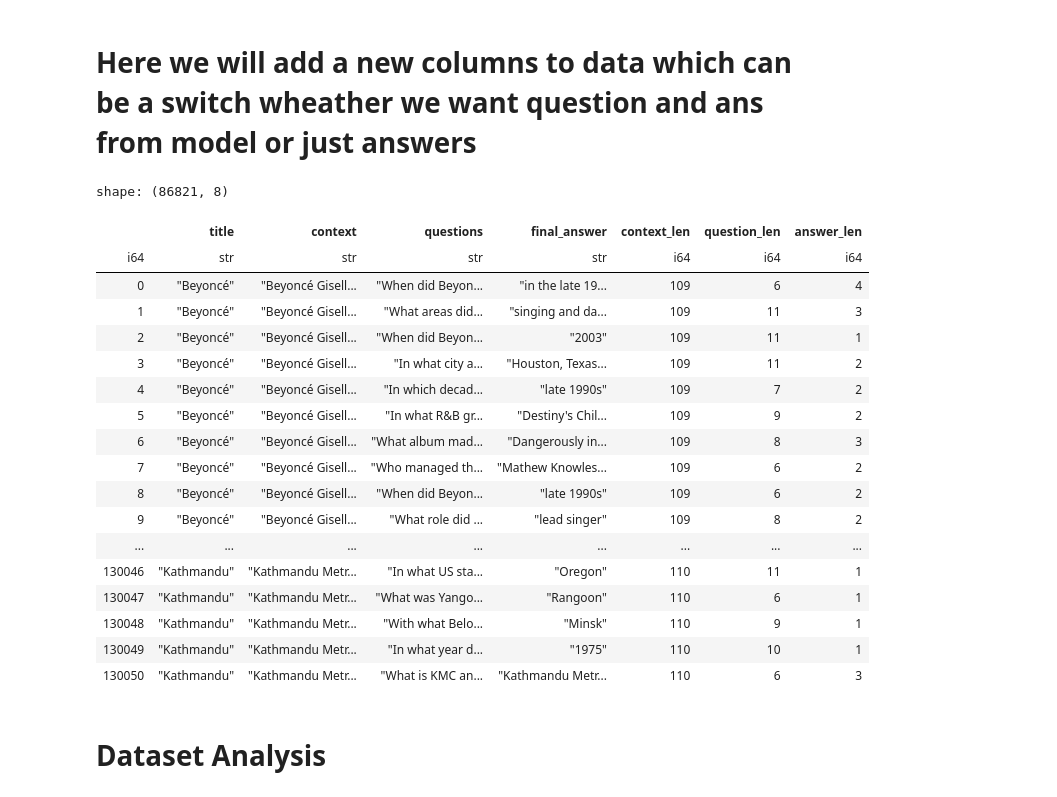
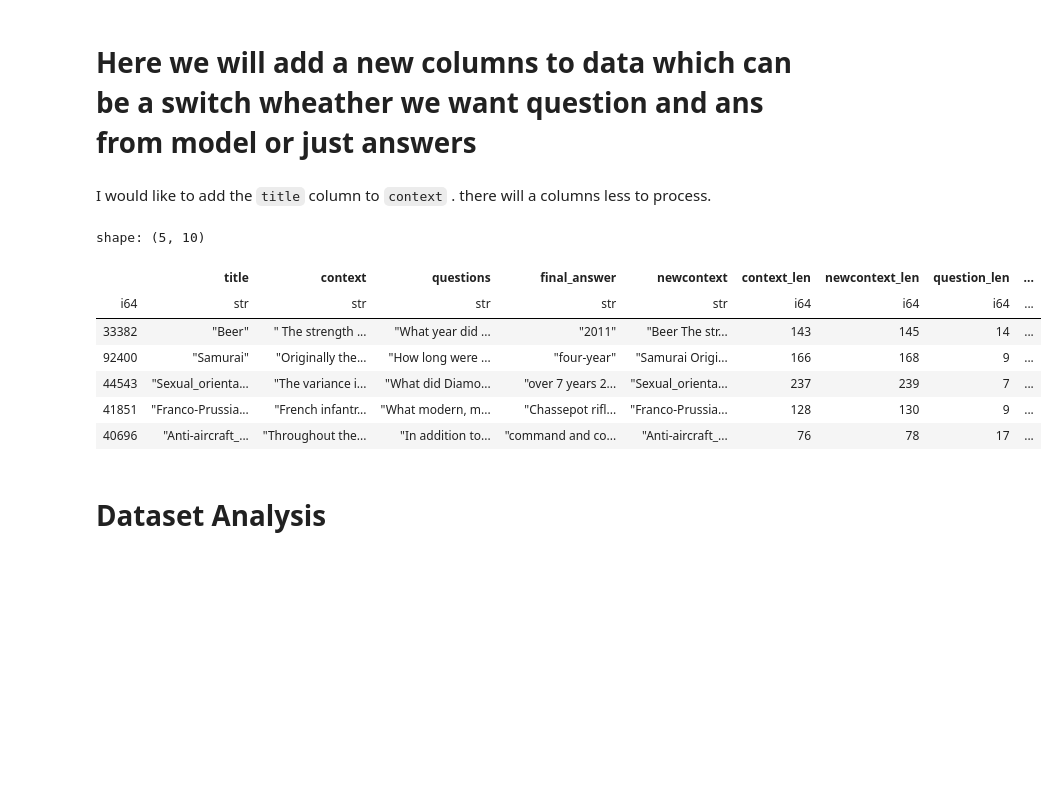
Before and after one commit to tikendraw/question-answer-generation, a Jupyter notebook: question_answers_genration.ipynb, the cells around one changed output. Cells and saved outputs as stored; diff of their text form; code cells hidden in the pictures; blank space fills up the shorter version.

```diff
--- a/question_answers_genration.ipynb
+++ b/question_answers_genration.ipynb
@@ -90,33 +113,29 @@ modes = {
     'find_answers':0,
     'geneate_questions': 1
     }
+# %% [markdown]
+I would like to add the `title` column to `context` . there will a columns less to process.
+# %%
+df = df.with_column(
+    (pl.col('title') + '  ' +pl.col('context')).alias('newcontext')
+)
 # %%
 df = df.with_columns([
     (pl.col("context").apply(lambda x: len(str(x).split(' '))).alias("context_len")),
+    (pl.col("newcontext").apply(lambda x: len(str(x).split(' '))).alias("newcontext_len")),
     (pl.col("questions").apply(lambda x: len(str(x).split(' '))).alias("question_len")),
     (pl.col("final_answer").apply(lambda x: len(str(x).split(' '))).alias("answer_len"))])
 # %%
-df
+df.sample(5)
 # %% [output]
-shape: (86821, 8)
+shape: (5, 10)
-|  | title | context | questions | final_answer | context_len | question_len | answer_len |
-| i64 | str | str | str | str | i64 | i64 | i64 |
-| 0 | "Beyoncé" | "Beyoncé Gisell... | "When did Beyon... | "in the late 19... | 109 | 6 | 4 |
-| 1 | "Beyoncé" | "Beyoncé Gisell... | "What areas did... | "singing and da... | 109 | 11 | 3 |
-| 2 | "Beyoncé" | "Beyoncé Gisell... | "When did Beyon... | "2003" | 109 | 11 | 1 |
-| 3 | "Beyoncé" | "Beyoncé Gisell... | "In what city a... | "Houston, Texas... | 109 | 11 | 2 |
-| 4 | "Beyoncé" | "Beyoncé Gisell... | "In which decad... | "late 1990s" | 109 | 7 | 2 |
-| 5 | "Beyoncé" | "Beyoncé Gisell... | "In what R&B gr... | "Destiny's Chil... | 109 | 9 | 2 |
-| 6 | "Beyoncé" | "Beyoncé Gisell... | "What album mad... | "Dangerously in... | 109 | 8 | 3 |
-| 7 | "Beyoncé" | "Beyoncé Gisell... | "Who managed th... | "Mathew Knowles... | 109 | 6 | 2 |
-| 8 | "Beyoncé" | "Beyoncé Gisell... | "When did Beyon... | "late 1990s" | 109 | 6 | 2 |
-| 9 | "Beyoncé" | "Beyoncé Gisell... | "What role did ... | "lead singer" | 109 | 8 | 2 |
-| ... | ... | ... | ... | ... | ... | ... | ... |
-| 130046 | "Kathmandu" | "Kathmandu Metr... | "In what US sta... | "Oregon" | 110 | 11 | 1 |
-| 130047 | "Kathmandu" | "Kathmandu Metr... | "What was Yango... | "Rangoon" | 110 | 6 | 1 |
-| 130048 | "Kathmandu" | "Kathmandu Metr... | "With what Belo... | "Minsk" | 110 | 9 | 1 |
-| 130049 | "Kathmandu" | "Kathmandu Metr... | "In what year d... | "1975" | 110 | 10 | 1 |
-| 130050 | "Kathmandu" | "Kathmandu Metr... | "What is KMC an... | "Kathmandu Metr... | 110 | 6 | 3 |
+|  | title | context | questions | final_answer | newcontext | context_len | newcontext_len | question_len | ... |
+| i64 | str | str | str | str | str | i64 | i64 | i64 | ... |
+| 33382 | "Beer" | " The strength ... | "What year did ... | "2011" | "Beer The str... | 143 | 145 | 14 | ... |
+| 92400 | "Samurai" | "Originally the... | "How long were ... | "four-year" | "Samurai Origi... | 166 | 168 | 9 | ... |
+| 44543 | "Sexual_orienta... | "The variance i... | "What did Diamo... | "over 7 years 2... | "Sexual_orienta... | 237 | 239 | 7 | ... |
+| 41851 | "Franco-Prussia... | "French infantr... | "What modern, m... | "Chassepot rifl... | "Franco-Prussia... | 128 | 130 | 9 | ... |
+| 40696 | "Anti-aircraft_... | "Throughout the... | "In addition to... | "command and co... | "Anti-aircraft_... | 76 | 78 | 17 | ... |
 # %% [markdown]
 # Dataset Analysis
 # %%
```
Also changed, not shown: parts of 24 cells of this notebook.
